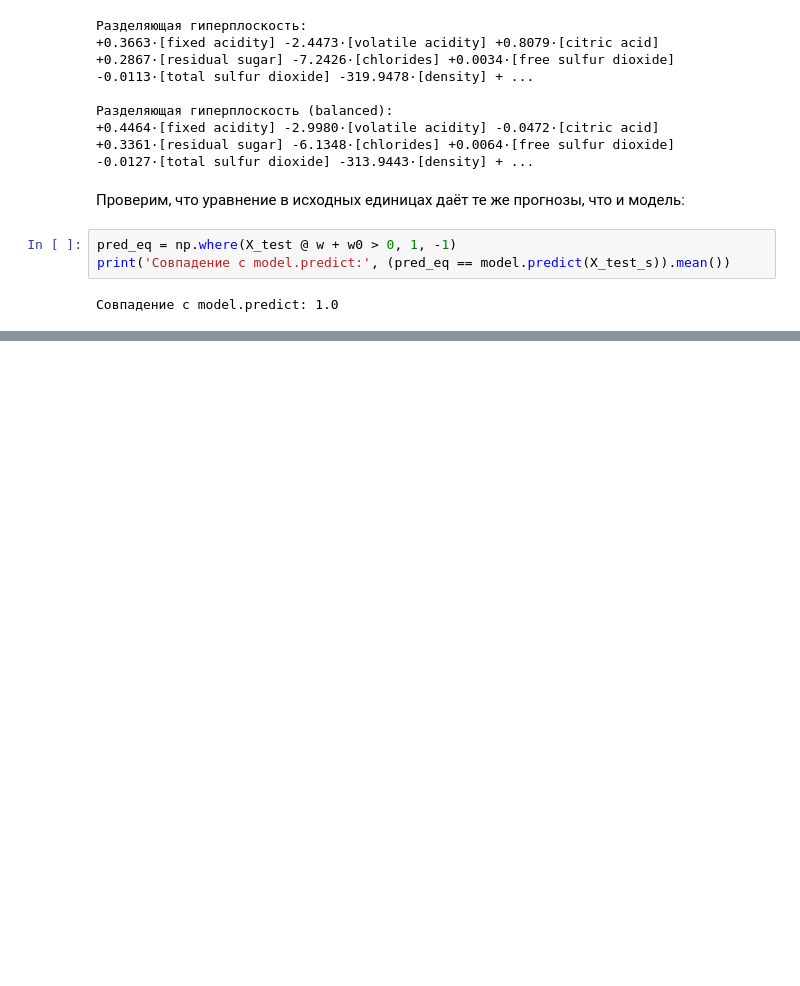
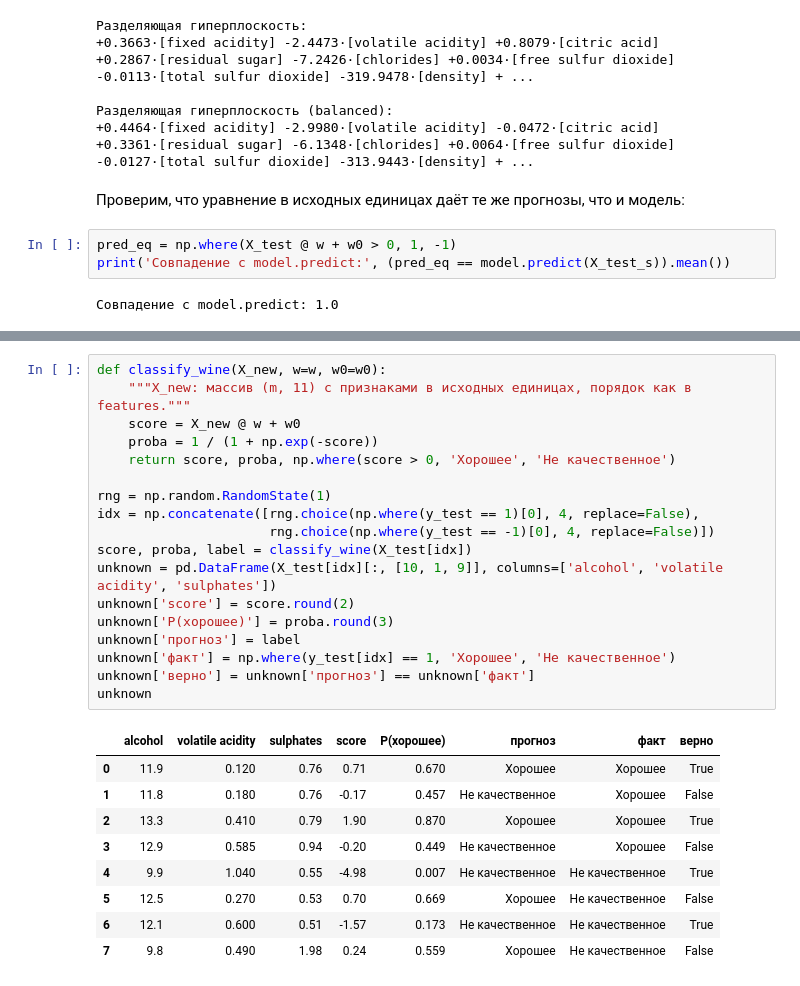
Before and after one commit to hosjpps/ML_pr1-4, a Jupyter notebook: ПЗ_3-4_классификация_вина.ipynb, the cells around one changed output, grey strips where cells are left out. Drawn from its saved outputs; the diff is of its cells as text; blank space fills up the shorter version.

```diff
--- a/ПЗ_3-4_классификация_вина.ipynb
+++ b/ПЗ_3-4_классификация_вина.ipynb
@@ -235,0 +240,28 @@ print('Совпадение с model.predict:', (pred_eq == model.predict(X_test
+# %%
+def classify_wine(X_new, w=w, w0=w0):
+    """X_new: массив (m, 11) с признаками в исходных единицах, порядок как в features."""
+    score = X_new @ w + w0
+    proba = 1 / (1 + np.exp(-score))
+    return score, proba, np.where(score > 0, 'Хорошее', 'Не качественное')
+
+rng = np.random.RandomState(1)
+idx = np.concatenate([rng.choice(np.where(y_test == 1)[0], 4, replace=False),
+                      rng.choice(np.where(y_test == -1)[0], 4, replace=False)])
+score, proba, label = classify_wine(X_test[idx])
+unknown = pd.DataFrame(X_test[idx][:, [10, 1, 9]], columns=['alcohol', 'volatile acidity', 'sulphates'])
+unknown['score'] = score.round(2)
+unknown['P(хорошее)'] = proba.round(3)
+unknown['прогноз'] = label
+unknown['факт'] = np.where(y_test[idx] == 1, 'Хорошее', 'Не качественное')
+unknown['верно'] = unknown['прогноз'] == unknown['факт']
+unknown
+# %% [output]
+|  | alcohol | volatile acidity | sulphates | score | P(хорошее) | прогноз | факт | верно |
+| 0 | 11.9 | 0.120 | 0.76 | 0.71 | 0.670 | Хорошее | Хорошее | True |
+| 1 | 11.8 | 0.180 | 0.76 | -0.17 | 0.457 | Не качественное | Хорошее | False |
+| 2 | 13.3 | 0.410 | 0.79 | 1.90 | 0.870 | Хорошее | Хорошее | True |
+| 3 | 12.9 | 0.585 | 0.94 | -0.20 | 0.449 | Не качественное | Хорошее | False |
+| 4 | 9.9 | 1.040 | 0.55 | -4.98 | 0.007 | Не качественное | Не качественное | True |
+| 5 | 12.5 | 0.270 | 0.53 | 0.70 | 0.669 | Хорошее | Не качественное | False |
+| 6 | 12.1 | 0.600 | 0.51 | -1.57 | 0.173 | Не качественное | Не качественное | True |
+| 7 | 9.8 | 0.490 | 1.98 | 0.24 | 0.559 | Хорошее | Не качественное | False |
```
Also changed, not shown: parts of 6 cells of this notebook, 6 other files.
